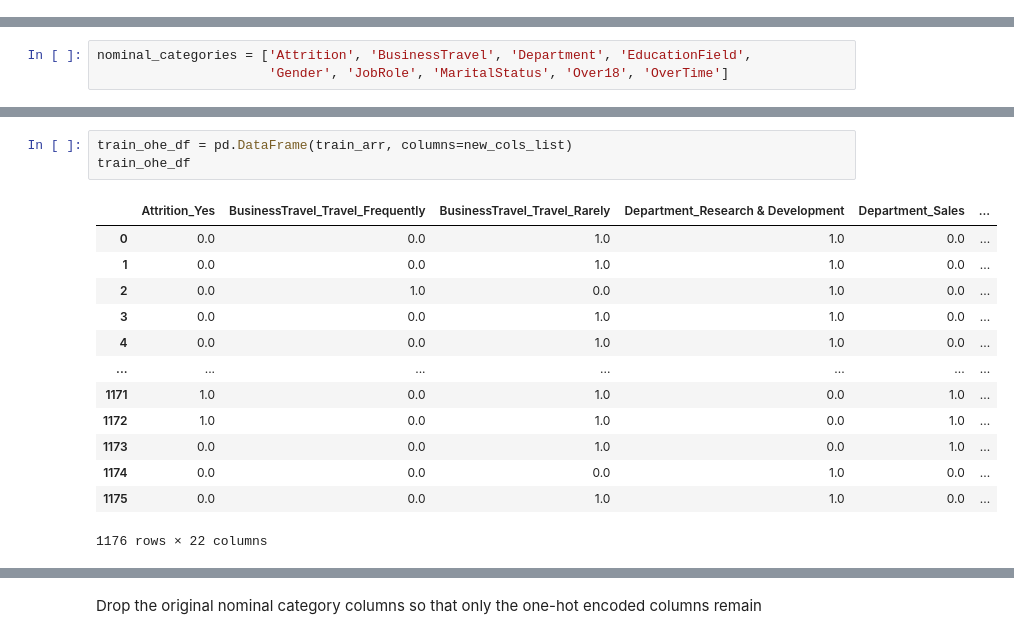
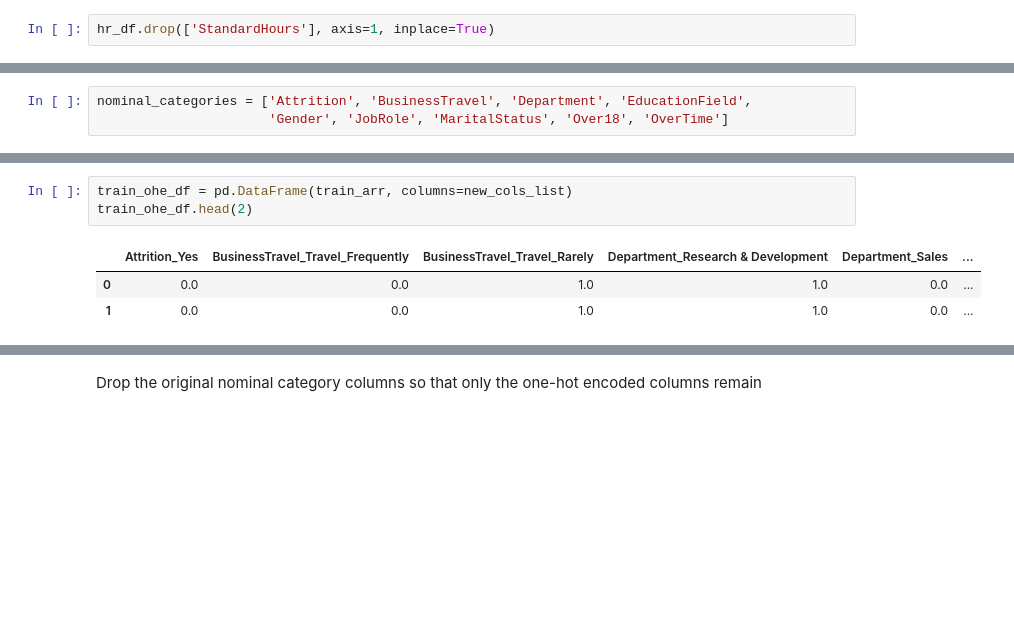
Before and after one commit to dlma1234/datascience_casestudies, a Jupyter notebook: hr_analytics/HR_Attrition_Analysis.ipynb, the cells around one changed output, grey strips where cells are left out. Saved outputs shown, nothing was run; the diff lists cells and outputs as text; blank space fills up the shorter version.

```diff
--- a/hr_analytics/HR_Attrition_Analysis.ipynb
+++ b/hr_analytics/HR_Attrition_Analysis.ipynb
@@ -74,3 +80,5 @@ hr_df.describe(include='all')
+# %%
+hr_df.drop(['StandardHours'], axis=1, inplace=True)
 # %% [markdown]
 # Exploring the Data
 # %%
@@ -370,19 +305,9 @@ new_cols_list
 # %%
 train_ohe_df = pd.DataFrame(train_arr, columns=new_cols_list)
-train_ohe_df
+train_ohe_df.head(2)
 # %% [output]
 |  | Attrition_Yes | BusinessTravel_Travel_Frequently | BusinessTravel_Travel_Rarely | Department_Research & Development | Department_Sales | ... |
 | 0 | 0.0 | 0.0 | 1.0 | 1.0 | 0.0 | ... |
 | 1 | 0.0 | 0.0 | 1.0 | 1.0 | 0.0 | ... |
-| 2 | 0.0 | 1.0 | 0.0 | 1.0 | 0.0 | ... |
-| 3 | 0.0 | 0.0 | 1.0 | 1.0 | 0.0 | ... |
-| 4 | 0.0 | 0.0 | 1.0 | 1.0 | 0.0 | ... |
-| ... | ... | ... | ... | ... | ... | ... |
-| 1171 | 1.0 | 0.0 | 1.0 | 0.0 | 1.0 | ... |
-| 1172 | 1.0 | 0.0 | 1.0 | 0.0 | 1.0 | ... |
-| 1173 | 0.0 | 0.0 | 1.0 | 0.0 | 1.0 | ... |
-| 1174 | 0.0 | 0.0 | 0.0 | 1.0 | 0.0 | ... |
-| 1175 | 0.0 | 0.0 | 1.0 | 1.0 | 0.0 | ... |
-1176 rows × 22 columns
 # %%
 train_df = pd.merge(left=train_df, right=train_ohe_df, left_index=True, right_index=True)
```
Also changed, not shown: parts of 70 cells of this notebook.
